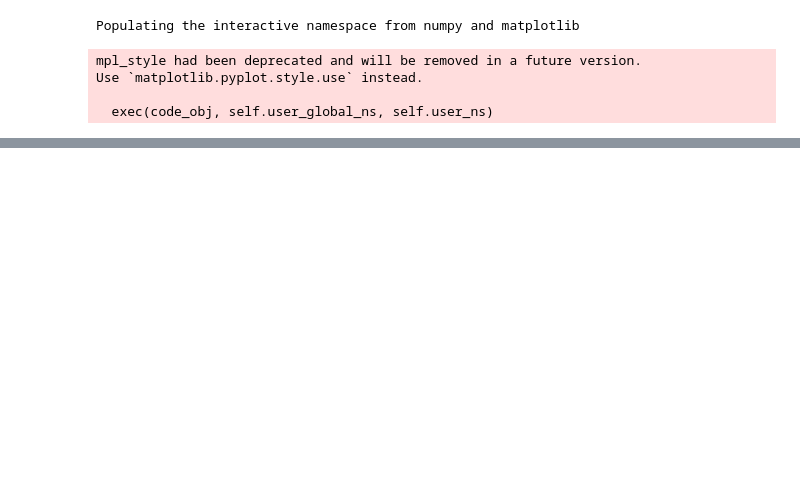
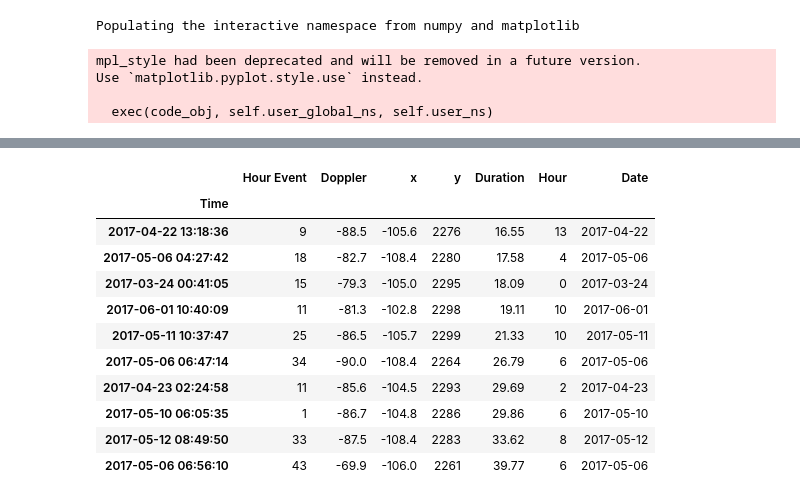
Before and after one commit to albertw/astronomy-notebooks, a Jupyter notebook: Meteor Data Processing.ipynb, the cells around one changed output, grey strips where cells are left out. Saved outputs shown, nothing was run; the diff lists cells and outputs as text; code cells hidden in the pictures; blank space fills up the shorter version.

```diff
--- a/Meteor Data Processing.ipynb
+++ b/Meteor Data Processing.ipynb
@@ -127,0 +148,17 @@ plot_counts_per_day(df)
+# %%
+# Times of the longest events
+df.sort_values(['Duration'], inplace=True)
+df[-10:]
+# %% [output]
+|  | Hour Event | Doppler | x | y | Duration | Hour | Date |
+| Time |  |  |  |  |  |  |  |
+| 2017-04-22 13:18:36 | 9 | -88.5 | -105.6 | 2276 | 16.55 | 13 | 2017-04-22 |
+| 2017-05-06 04:27:42 | 18 | -82.7 | -108.4 | 2280 | 17.58 | 4 | 2017-05-06 |
+| 2017-03-24 00:41:05 | 15 | -79.3 | -105.0 | 2295 | 18.09 | 0 | 2017-03-24 |
+| 2017-06-01 10:40:09 | 11 | -81.3 | -102.8 | 2298 | 19.11 | 10 | 2017-06-01 |
+| 2017-05-11 10:37:47 | 25 | -86.5 | -105.7 | 2299 | 21.33 | 10 | 2017-05-11 |
+| 2017-05-06 06:47:14 | 34 | -90.0 | -108.4 | 2264 | 26.79 | 6 | 2017-05-06 |
+| 2017-04-23 02:24:58 | 11 | -85.6 | -104.5 | 2293 | 29.69 | 2 | 2017-04-23 |
+| 2017-05-10 06:05:35 | 1 | -86.7 | -104.8 | 2286 | 29.86 | 6 | 2017-05-10 |
+| 2017-05-12 08:49:50 | 33 | -87.5 | -108.4 | 2283 | 33.62 | 8 | 2017-05-12 |
+| 2017-05-06 06:56:10 | 43 | -69.9 | -106.0 | 2261 | 39.77 | 6 | 2017-05-06 |
```
Also changed, not shown: parts of 14 cells of this notebook.
